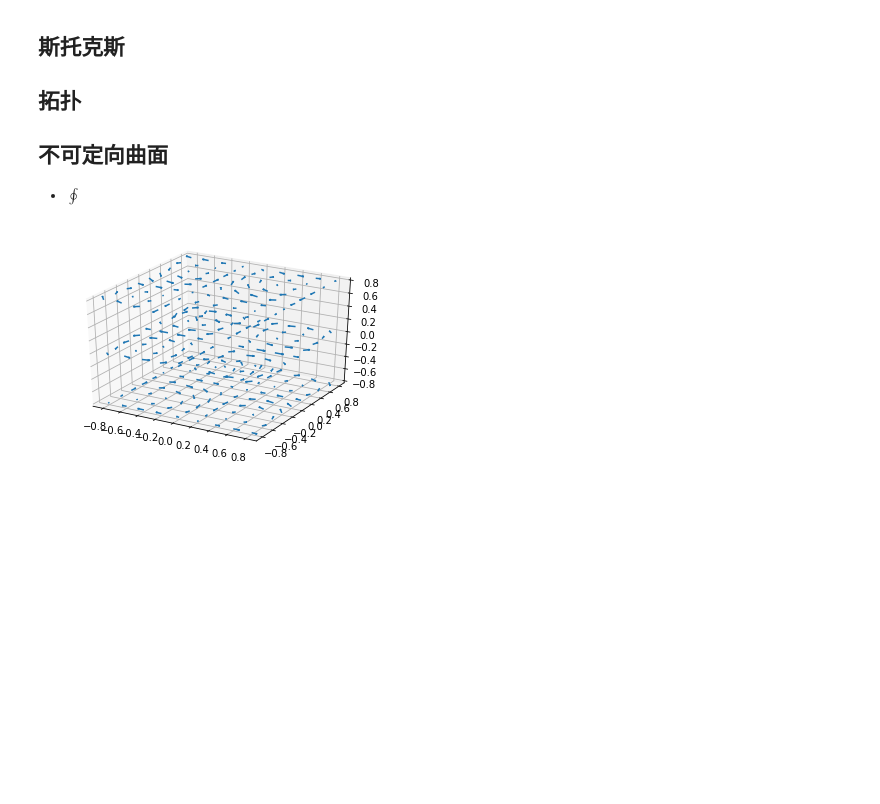
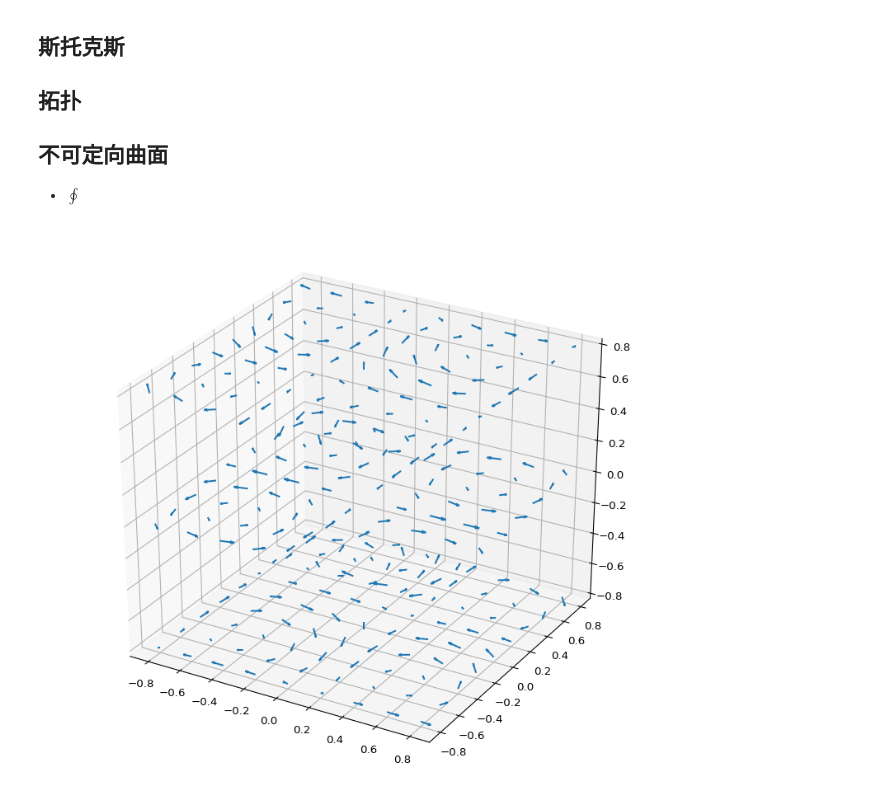
Before and after one commit to GitNiko/linearC, a Jupyter notebook: multi_variable_caculus.ipynb, the cells around one changed output. Drawn from its saved outputs; the diff is of its cells as text; code cells hidden in the pictures; blank space fills up the shorter version.

Commit message:
fix plot small

```diff
--- a/multi_variable_caculus.ipynb
+++ b/multi_variable_caculus.ipynb
@@ -133,22 +133,22 @@ $$dS = a^2sin\phi d\phi d\theta$$
 # %%
 from mpl_toolkits.mplot3d import axes3d
 import matplotlib.pyplot as plt
 import numpy as np
 
-fig = plt.figure()
+fig = plt.figure(figsize=(10, 9), dpi= 96)
 ax = fig.gca(projection='3d')
 
 x, y, z = np.meshgrid(np.arange(-0.8, 1, 0.2),
                       np.arange(-0.8, 1, 0.2),
                       np.arange(-0.8, 1, 0.8))
 
 u = np.sin(np.pi * x) * np.cos(np.pi * y) * np.cos(np.pi * z)
 v = -np.cos(np.pi * x) * np.sin(np.pi * y) * np.cos(np.pi * z)
 w = (np.sqrt(2.0 / 3.0) * np.cos(np.pi * x) * np.cos(np.pi * y) *
      np.sin(np.pi * z))
 
 ax.quiver(x, y, z, u, v, w, length=0.1)
 
 plt.show()
 # %% [output]
-[figure, old version]
+[figure, new version]
```
